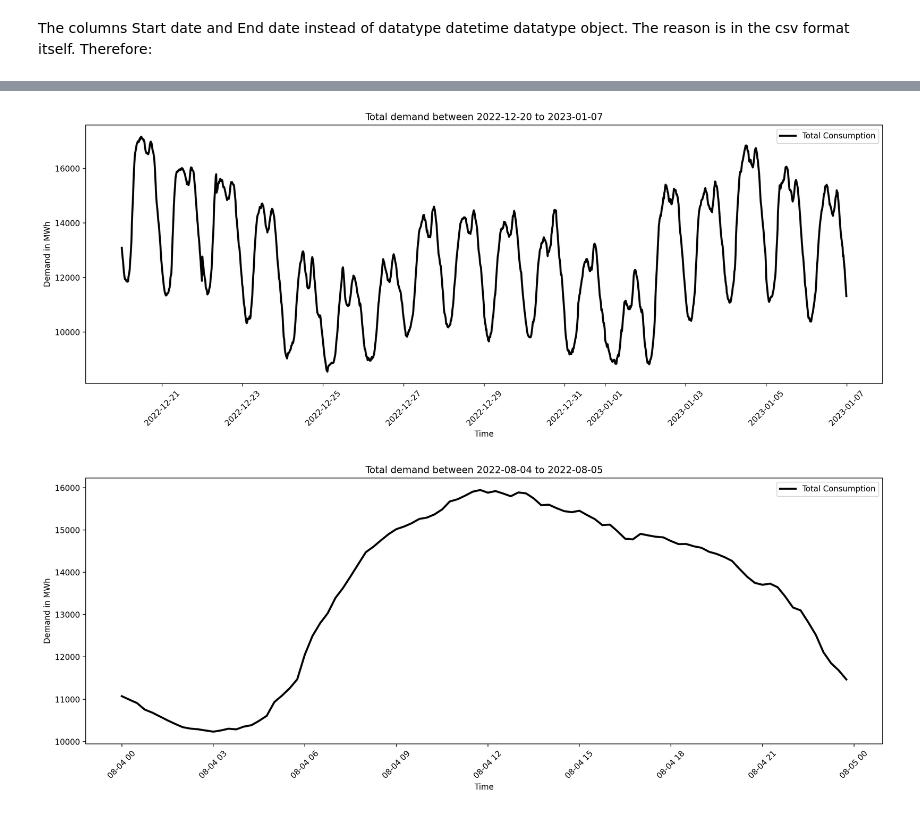
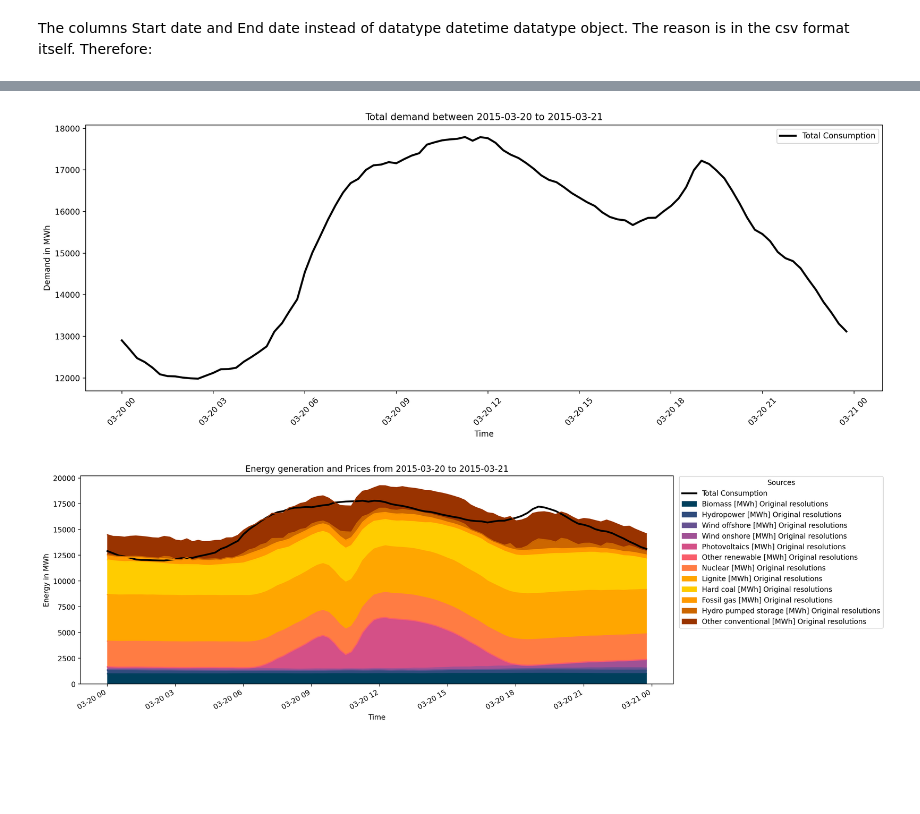
Before and after one commit to bennymiddel/Public, a Jupyter notebook: notebooks/graphics.ipynb, the cells around one changed output, grey strips where cells are left out. Cells and saved outputs as stored; diff of their text form; code cells hidden in the pictures; blank space fills up the shorter version.

```diff
--- a/notebooks/graphics.ipynb
+++ b/notebooks/graphics.ipynb
@@ -71,8 +94,8 @@ plt.show()
 # %%
 import matplotlib.pyplot as plt
 
-start_date = '2022-12-20'
-end_date = '2023-01-07'
+start_date = '2015-03-20'
+end_date = '2015-03-21'
 
 filter_cons = Consumption[(Consumption['Start date'] >= start_date) & (Consumption['Start date'] < end_date)]
 
@@ -91,28 +114,48 @@ ax.legend(loc='upper right')
 plt.tight_layout()
 plt.show()
 # %% [output]
-[figure, old version]
+[figure, new version]
 # %%
-import matplotlib.pyplot as plt
+start_date = '2015-03-20'
+end_date = '2015-03-21'
 
-start_date = '2022-08-04'
-end_date = '2022-08-05'
 
+
+filter_gen = Generation[(Generation['Start date'] >= start_date) & (Generation['Start date'] < end_date)]
 filter_cons = Consumption[(Consumption['Start date'] >= start_date) & (Consumption['Start date'] < end_date)]
 
 
-fig, ax = plt.subplots(figsize=(15, 6), dpi=200)
-
-ax.plot(filter_cons['Start date'], filter_cons['Total (grid load) [MWh] Original resolutions'], color='black', label='Total Consumption', linewidth=2.5)
-
-ax.set_title('Total demand between ' + start_date + ' to ' + end_date)
-ax.set_ylabel('Demand in MWh')
-ax.set_xlabel('Time')
-plt.xticks(rotation=45)
-ax.legend(loc='upper right')
+col = list(Generation.columns)[2:-1]
+colors = [
+    "#003f5c",
+    "#2f4b7c",
+    "#665191",
+    "#a05195",
+    "#d45087",
+    "#f95d6a",
+    "#ff7c43",
+    "#ffa600",
+    "#ffcc00",
+    "#ff9900",
+    "#cc6600",
+    "#993300"
+]
 
 
-plt.tight_layout()
+
+fig, ax1 = plt.subplots(figsize=(15, 6), dpi=200)
+
+plt.plot(filter_cons['Start date'], filter_cons['Total (grid load) [MWh] Original resolutions'], color='black', label='Total Consumption', linewidth=2.5)
+filter_gen.set_index('Start date')[col].plot(kind='area', stacked=True, ax=ax1, color=colors)
+
+ax1.set_title('Energy generation and Prices from ' + start_date + ' to ' + end_date)
+ax1.set_ylabel('Energy in MWh')
+ax1.set_xlabel('Time')
+
+
+#ax1.legend().set_visible(False)
+ax1.legend(title='Sources', bbox_to_anchor=(1.36, 1.014), loc='upper right')
+
 plt.show()
 # %% [output]
-[figure, old version]
+[figure, new version]
```
Also changed, not shown: parts of 3 cells of this notebook, 2 other files.
